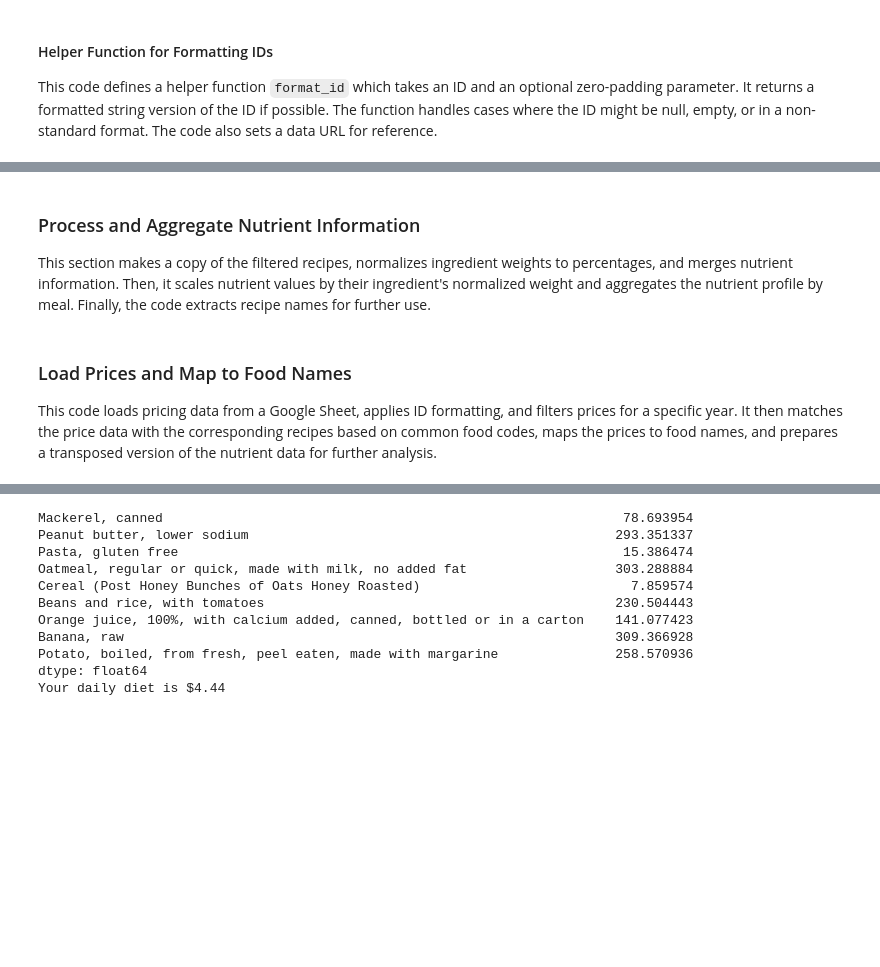
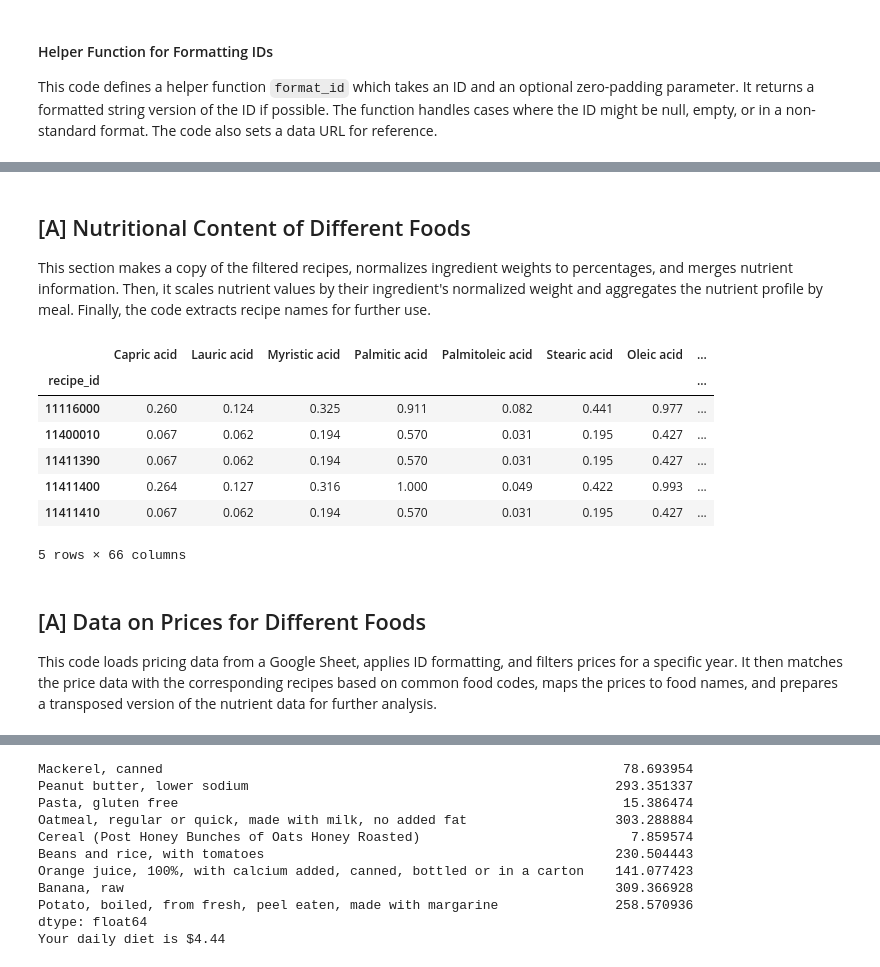
Before and after one commit to colby-alonzo/EEP153_Proj2, a Jupyter notebook: Official_Team_Code.ipynb, the cells around one changed output, grey strips where cells are left out. Cells and saved outputs as stored; diff of their text form; code cells hidden in the pictures; blank space fills up the shorter version.

```diff
--- a/Official_Team_Code.ipynb
+++ b/Official_Team_Code.ipynb
@@ -153,4 +155,4 @@ nutrition = read_sheets(data_url, sheet="nutrients") \
 # %% [markdown]
-### Process and Aggregate Nutrient Information
+## [A] Nutritional Content of Different Foods
 
 This section makes a copy of the filtered recipes, normalizes ingredient weights to percentages, and merges nutrient information. Then, it scales nutrient values by their ingredient's normalized weight and aggregates the nutrient profile by meal. Finally, the code extracts recipe names for further use.
@@ -160,35 +166,45 @@ recipes = recipes.copy()
 
 # Normalize ingredient weights to percentages by dividing by the total weight per meal.
 # Using .loc for assignment ensures we're modifying the DataFrame in place.
 recipes.loc[:, 'ingred_wt'] = recipes['ingred_wt'] / recipes.groupby('parent_foodcode')['ingred_wt'].transform("sum")
 
 # Merge nutrient information into recipes on the 'ingred_code' column.
 # This performs a left join, ensuring all recipes are kept.
 df = recipes.merge(nutrition, how="left", on="ingred_code")
 
 # Identify numeric columns (e.g., nutrient values) in the merged DataFrame.
 numeric_cols = list(df.select_dtypes(include=["number"]).columns)
 
 # Remove 'ingred_wt' from the list as we don't want to scale it.
 numeric_cols.remove("ingred_wt")
 
 # Multiply each nutrient value by the normalized ingredient weight to get weighted nutrient values.
 df[numeric_cols] = df[numeric_cols].mul(df["ingred_wt"], axis=0)
 
 # Aggregate nutrient profiles by meal (identified by 'parent_foodcode').
 # For nutrient columns, sum their weighted values; for the recipe name, take the first occurrence.
 df = df.groupby('parent_foodcode').agg({
     **{col: "sum" for col in numeric_cols},
     "recipe": "first"
 })
 
 # Rename the index to 'recipe_id' for clarity.
 df.index.name = "recipe_id"
 
 # Extract recipe names for further use.
 food_names = df["recipe"]
+df.head()
+# %% [output]
+|  | Capric acid | Lauric acid | Myristic acid | Palmitic acid | Palmitoleic acid | Stearic acid | Oleic acid | ... |
+| recipe_id |  |  |  |  |  |  |  | ... |
+| 11116000 | 0.260 | 0.124 | 0.325 | 0.911 | 0.082 | 0.441 | 0.977 | ... |
+| 11400010 | 0.067 | 0.062 | 0.194 | 0.570 | 0.031 | 0.195 | 0.427 | ... |
+| 11411390 | 0.067 | 0.062 | 0.194 | 0.570 | 0.031 | 0.195 | 0.427 | ... |
+| 11411400 | 0.264 | 0.127 | 0.316 | 1.000 | 0.049 | 0.422 | 0.993 | ... |
+| 11411410 | 0.067 | 0.062 | 0.194 | 0.570 | 0.031 | 0.195 | 0.427 | ... |
+5 rows × 66 columns
 # %% [markdown]
-### Load Prices and Map to Food Names
+## [A] Data on Prices for Different Foods
 
 This code loads pricing data from a Google Sheet, applies ID formatting, and filters prices for a specific year. It then matches the price data with the corresponding recipes based on common food codes, maps the prices to food names, and prepares a transposed version of the nutrient data for further analysis.
 # %%
```
Also changed, not shown: parts of 25 cells of this notebook.
